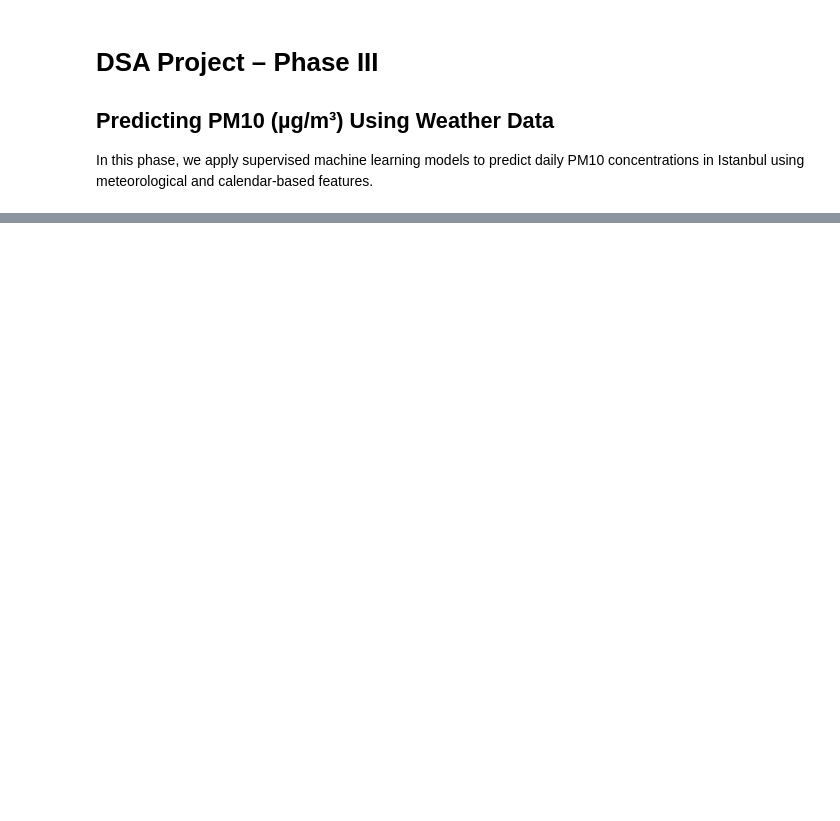
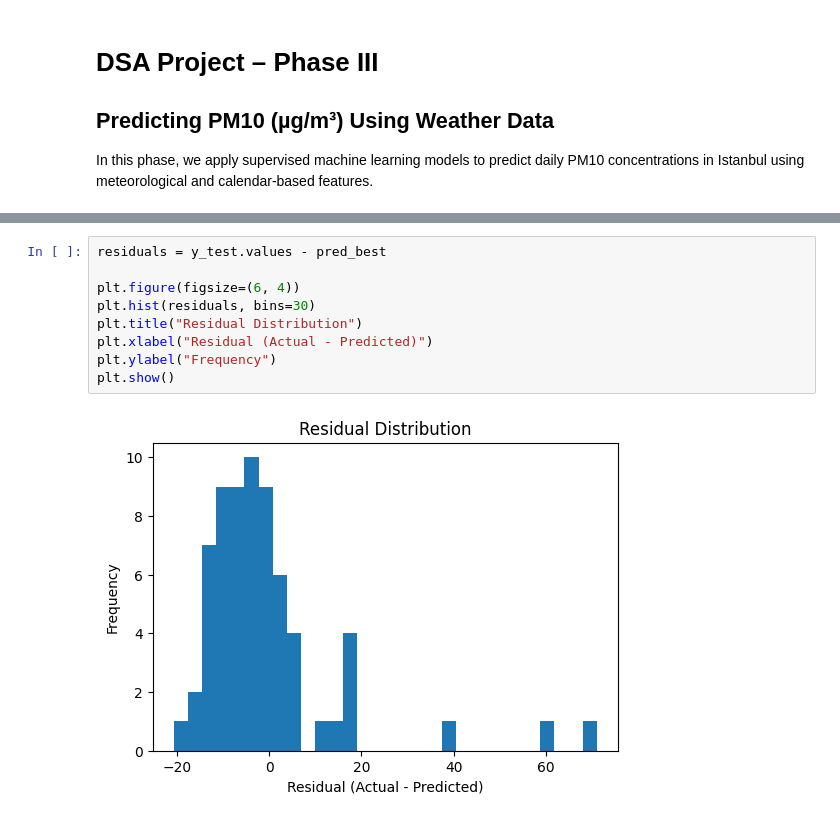
Before and after one commit to cemozkl123/DSA_project, a Jupyter notebook: DSA_phase3.ipynb, the cells around one changed output, grey strips where cells are left out. Cells and saved outputs as stored; diff of their text form; blank space fills up the shorter version.

```diff
--- a/DSA_phase3.ipynb
+++ b/DSA_phase3.ipynb
@@ -22,0 +212,11 @@ from sklearn.metrics import mean_absolute_error, mean_squared_error, r2_score
+# %%
+residuals = y_test.values - pred_best
+
+plt.figure(figsize=(6, 4))
+plt.hist(residuals, bins=30)
+plt.title("Residual Distribution")
+plt.xlabel("Residual (Actual - Predicted)")
+plt.ylabel("Frequency")
+plt.show()
+# %% [output]
+[figure, added]
```
Also changed, not shown: parts of 15 cells of this notebook.
